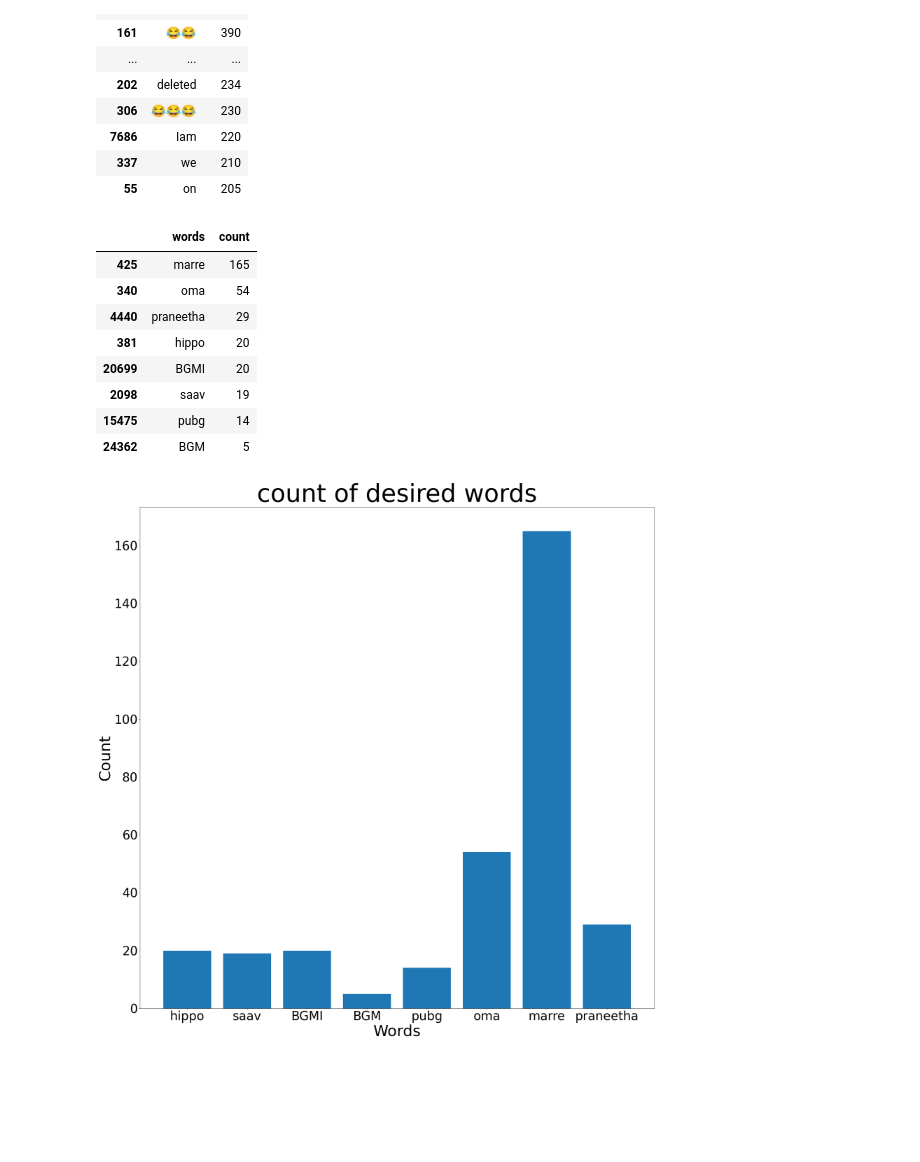
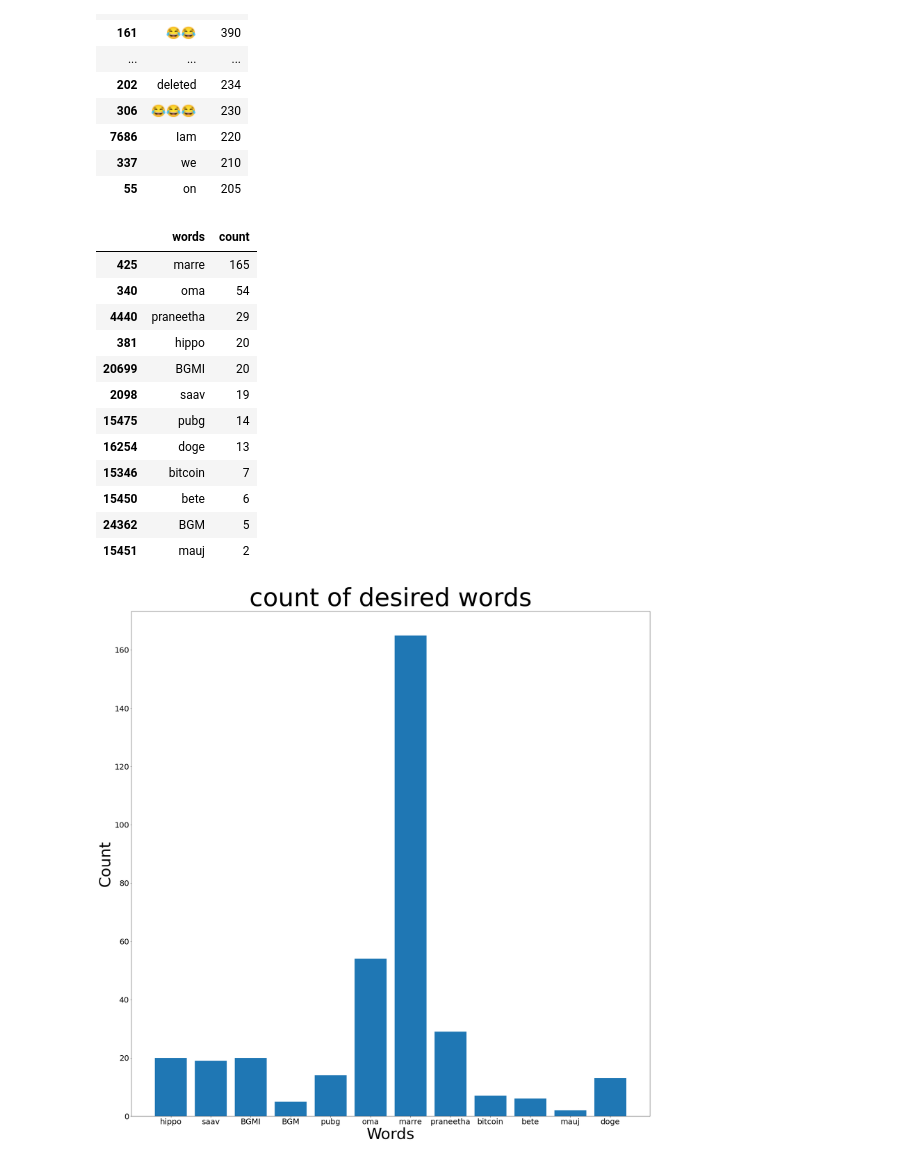
Before and after one commit to AdityaVSM/chat-analysis, a Jupyter notebook: Jakka Jawanas chat analysis.ipynb, the cells around one changed output. Cells and saved outputs as stored; diff of their text form; code cells hidden in the pictures; blank space fills up the shorter version.

```diff
--- a/Jakka Jawanas chat analysis.ipynb
+++ b/Jakka Jawanas chat analysis.ipynb
@@ -231,7 +213,7 @@ msgs_word_count_df.sort_values(by=['count'],ascending=False).head(30)
 | 55 | on | 205 |
 # %%
 #count of following words
-words_to_search = ['hippo','saav','BGMI','BGM','pubg','oma','marre','praneetha']
+words_to_search = ['hippo','saav','BGMI','BGM','pubg','oma','marre','praneetha','bitcoin','bete','mauj','doge']
 required_repeated_words_df = pd.DataFrame({})
 for words in words_to_search:
     required_repeated_words_df = required_repeated_words_df.append(msgs_word_count_df[msgs_word_count_df['words']==words])
@@ -245,18 +227,22 @@ required_repeated_words_df.sort_values(by=['count'],ascending=False)
 | 20699 | BGMI | 20 |
 | 2098 | saav | 19 |
 | 15475 | pubg | 14 |
+| 16254 | doge | 13 |
+| 15346 | bitcoin | 7 |
+| 15450 | bete | 6 |
 | 24362 | BGM | 5 |
+| 15451 | mauj | 2 |
 # %%
 words_x = required_repeated_words_df['words']
 words_y = required_repeated_words_df['count']
 # %%
 #histogram for count of desired words
 plt.figure(figsize=(30,30))
 plt.bar(words_x,words_y,align='center') # A bar chart
 plt.title('count of desired words',fontsize=80)
 plt.xlabel('Words',fontsize=50)
 plt.ylabel('Count',fontsize=50)
-plt.rcParams["font.size"] = "50"
+plt.rcParams["font.size"] = "25"
 plt.show()
 # %% [output]
-[figure, old version]
+[figure, new version]
```
Also changed, not shown: parts of 1 cell of this notebook.
